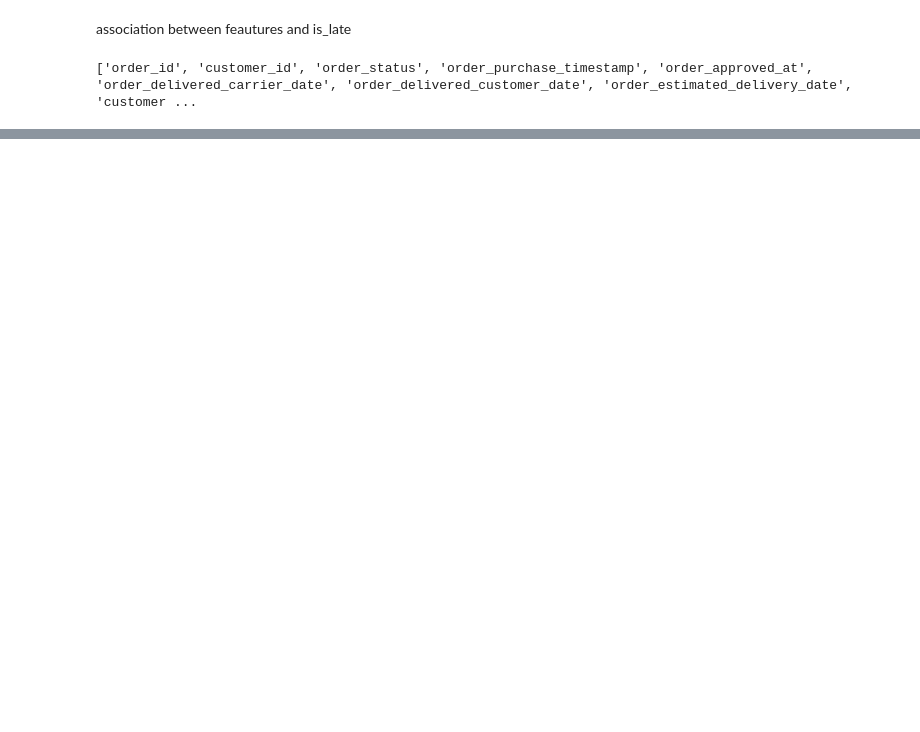
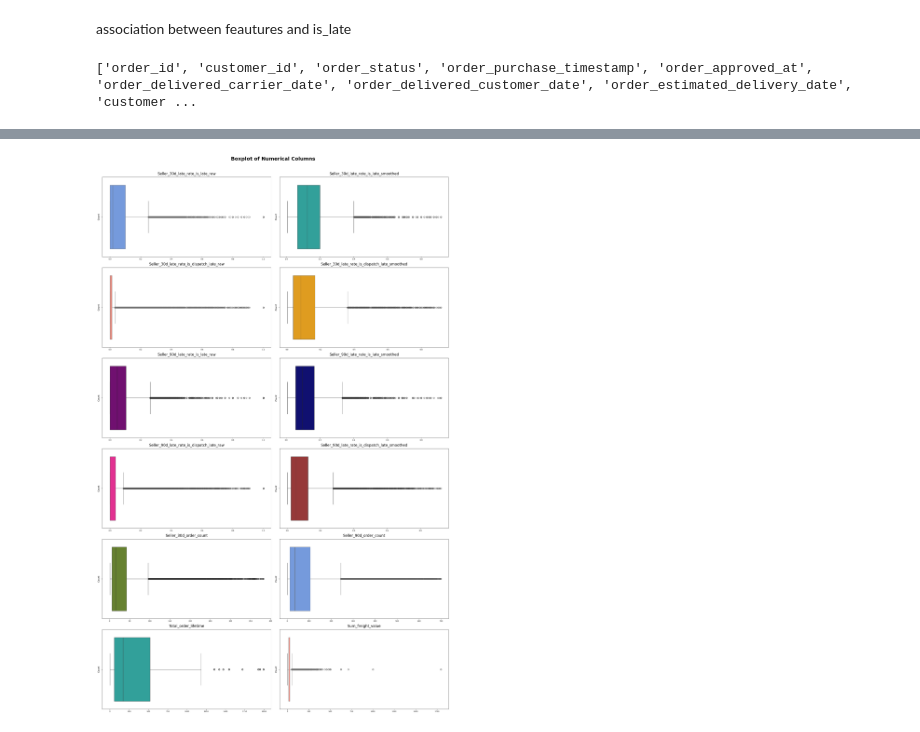
Before and after one commit to RioPramana21/Final-Project-Olist, a Jupyter notebook: preparation_notebooks/Olist ML_Jo.ipynb, the cells around one changed output, grey strips where cells are left out. Cells and saved outputs as stored; diff of their text form; code cells hidden in the pictures; blank space fills up the shorter version.

```diff
--- a/preparation_notebooks/Olist ML_Jo.ipynb
+++ b/preparation_notebooks/Olist ML_Jo.ipynb
@@ -392,0 +427,32 @@ for col in numerical_features:
+# %%
+
+
+# Calculate the number of rows and columns needed for the plots
+n_plots = len(numerical_features)
+n_rows = int(np.ceil(n_plots / 2)) #2columns
+
+# Create the subplots
+fig, axes = plt.subplots(n_rows, 2, figsize=(22, 6 * n_rows))
+axes = axes.flatten()
+
+# Colors chosen for the histogram
+colors = ['cornflowerblue', 'lightseagreen', 'salmon', 'orange','purple', 'navy', 'deeppink', 'brown','olivedrab']
+
+# Plot histograms for each numeric column with different colors
+for i, column in enumerate(numerical_features):
+    color_index = i % len(colors)
+    sns.boxplot(data=df, x=column, ax=axes[i], color=colors[color_index])
+    axes[i].set_title(column.capitalize(), fontsize=16, pad=10)
+    axes[i].set_xlabel('')
+    axes[i].set_ylabel('Count')
+    axes[i].tick_params(axis='both', labelsize=8)
+
+for k in range(n_plots, n_rows *2):
+    fig.delaxes(axes[k])
+
+plt.suptitle('Boxplot of Numerical Columns', fontsize=22, fontweight='bold')
+
+plt.tight_layout(rect=[0, 0.02, 1, 0.97])
+plt.show()
+# %% [output]
+[figure, added]
```
Also changed, not shown: parts of 19 cells of this notebook.
